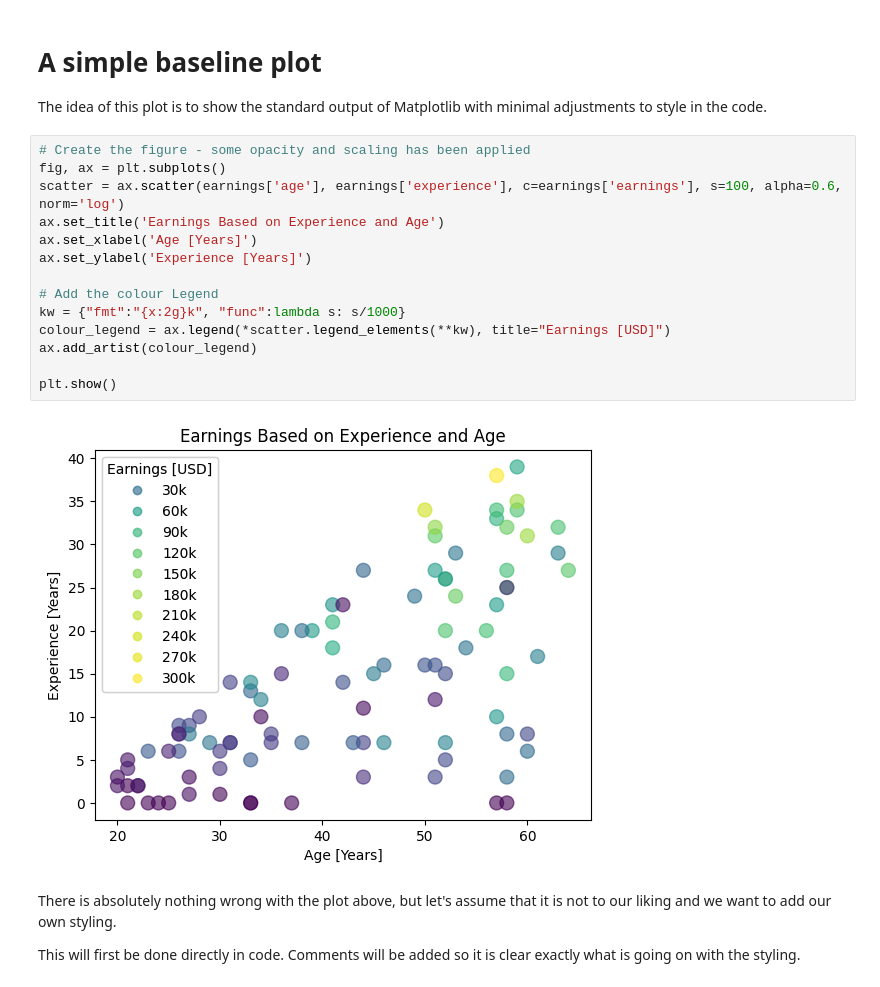
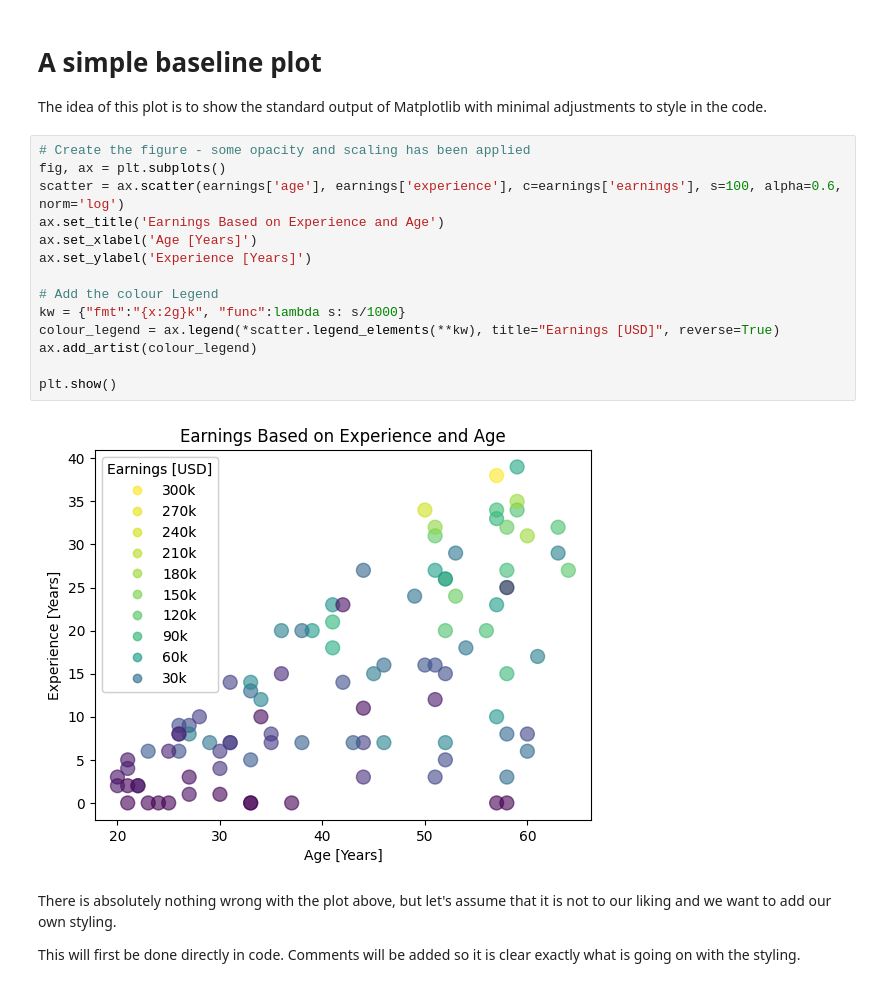
Before and after one commit to thetestspecimen/notebooks, a Jupyter notebook: matplotlib-rcparams/matplotlib_rcparams.ipynb, the cells around one changed output. Cells and saved outputs as stored; diff of their text form.

```diff
--- a/matplotlib-rcparams/matplotlib_rcparams.ipynb
+++ b/matplotlib-rcparams/matplotlib_rcparams.ipynb
@@ -58,19 +58,19 @@ The idea of this plot is to show the standard output of Matplotlib with minimal
 # %%
 # Create the figure - some opacity and scaling has been applied
 fig, ax = plt.subplots()
 scatter = ax.scatter(earnings['age'], earnings['experience'], c=earnings['earnings'], s=100, alpha=0.6, norm='log')
 ax.set_title('Earnings Based on Experience and Age')
 ax.set_xlabel('Age [Years]')
 ax.set_ylabel('Experience [Years]')
 
 # Add the colour Legend
 kw = {"fmt":"{x:2g}k", "func":lambda s: s/1000}
-colour_legend = ax.legend(*scatter.legend_elements(**kw), title="Earnings [USD]")
+colour_legend = ax.legend(*scatter.legend_elements(**kw), title="Earnings [USD]", reverse=True)
 ax.add_artist(colour_legend)
 
 plt.show()
 # %% [output]
-[figure, old version]
+[figure, new version]
 # %% [markdown]
 There is absolutely nothing wrong with the plot above, but let's assume that it is not to our liking and we want to add our own styling.
 
```
Also changed, not shown: parts of 1 cell of this notebook.
